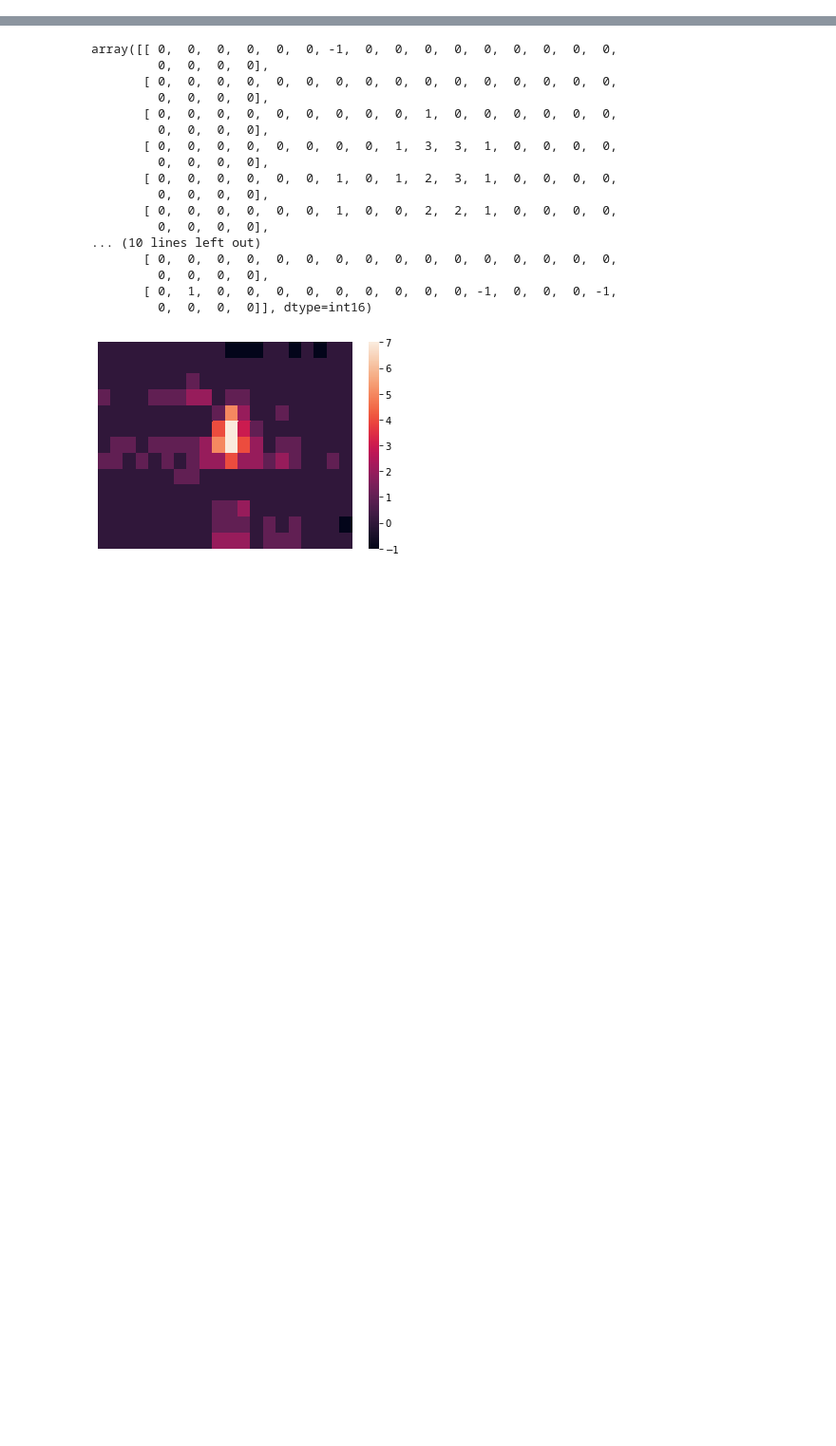
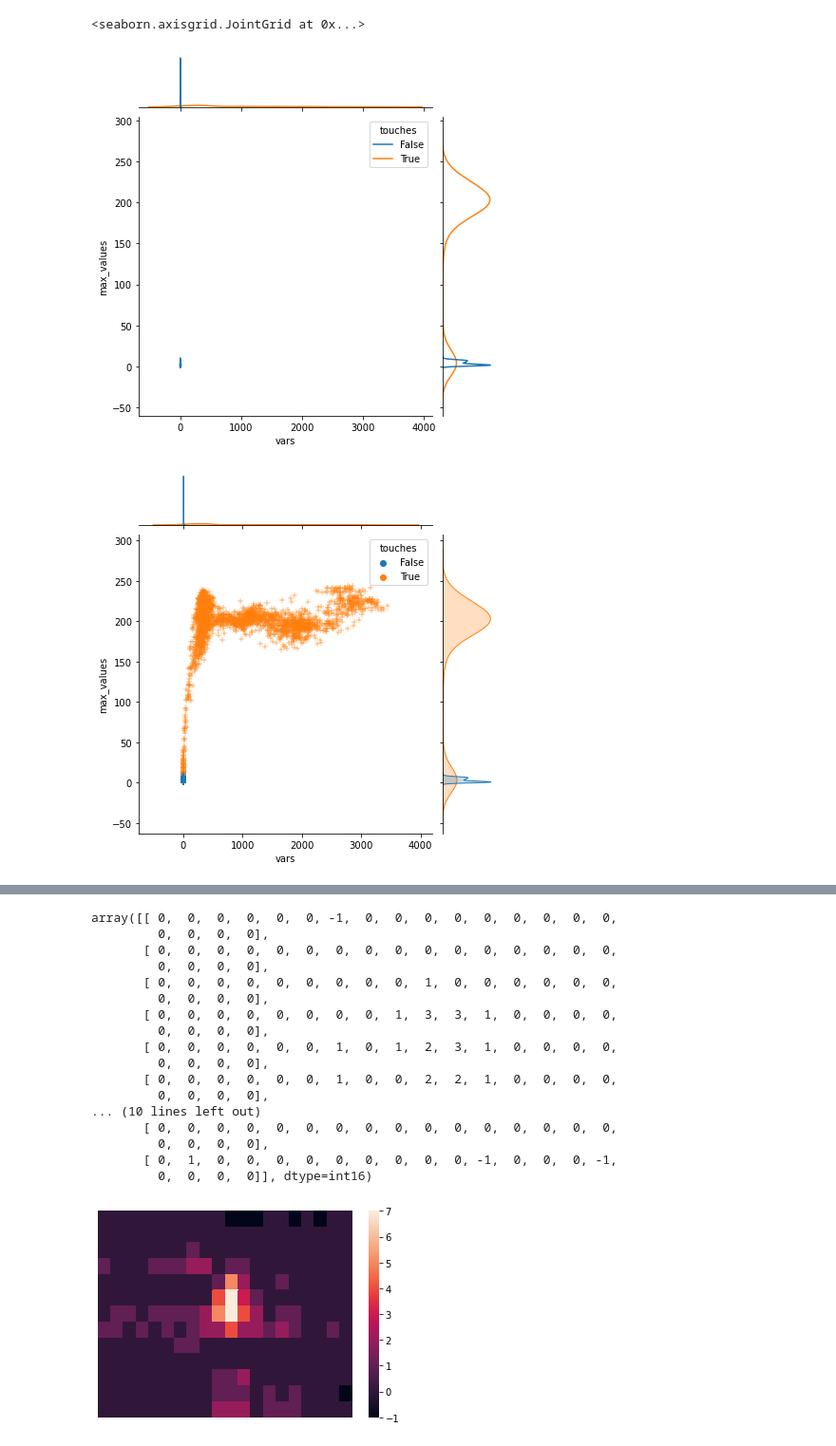
Before and after one commit to mmenzyns/ai-palm-rejection, a Jupyter notebook: data_processing/find_nontouches.ipynb, the cells around one changed output, grey strips where cells are left out. Shown at 95% size. Saved outputs shown, nothing was run; the diff lists cells and outputs as text; code cells hidden in the pictures; blank space fills up the shorter version.

```diff
--- a/data_processing/find_nontouches.ipynb
+++ b/data_processing/find_nontouches.ipynb
@@ -50,5 +66,8 @@ data = pd.concat([
 # %%
-
-# sns.jointplot(data=data, x="vars", y="max_values", hue="touches", marker="+")
-# sns.jointplot(data=data, x="vars", y="means", hue="touches", marker="+")
-# sns.jointplot(data=data, x="means", y="max_values", hue="touches", marker="+")
+sns.jointplot(data=data, x="vars", y="max_values", hue="touches", marker="+")
+sns.jointplot(data=data, x="vars", y="means", hue="touches", marker="+")
+sns.jointplot(data=data, x="means", y="max_values", hue="touches", marker="+")
+# %% [output]
+<seaborn.axisgrid.JointGrid at 0x...>
+[figure, added]
+[figure, added]
```
Also changed, not shown: parts of 13 cells of this notebook, 6 other files.
